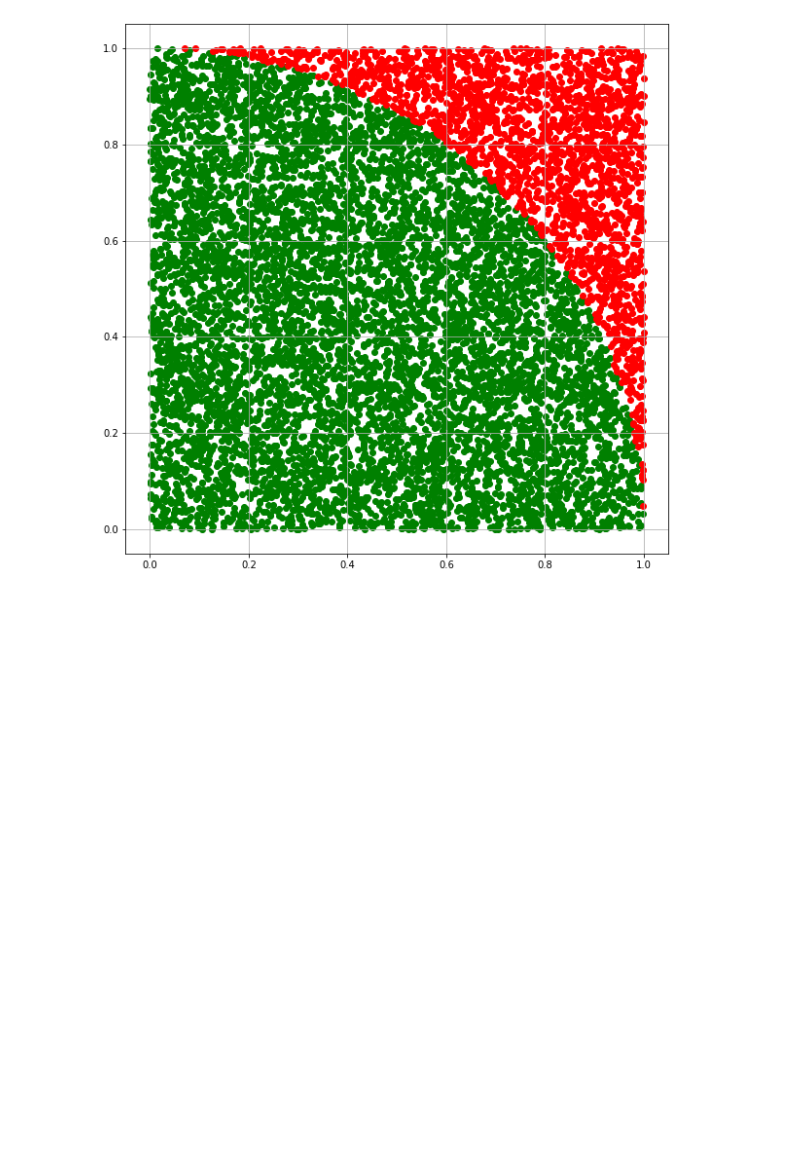
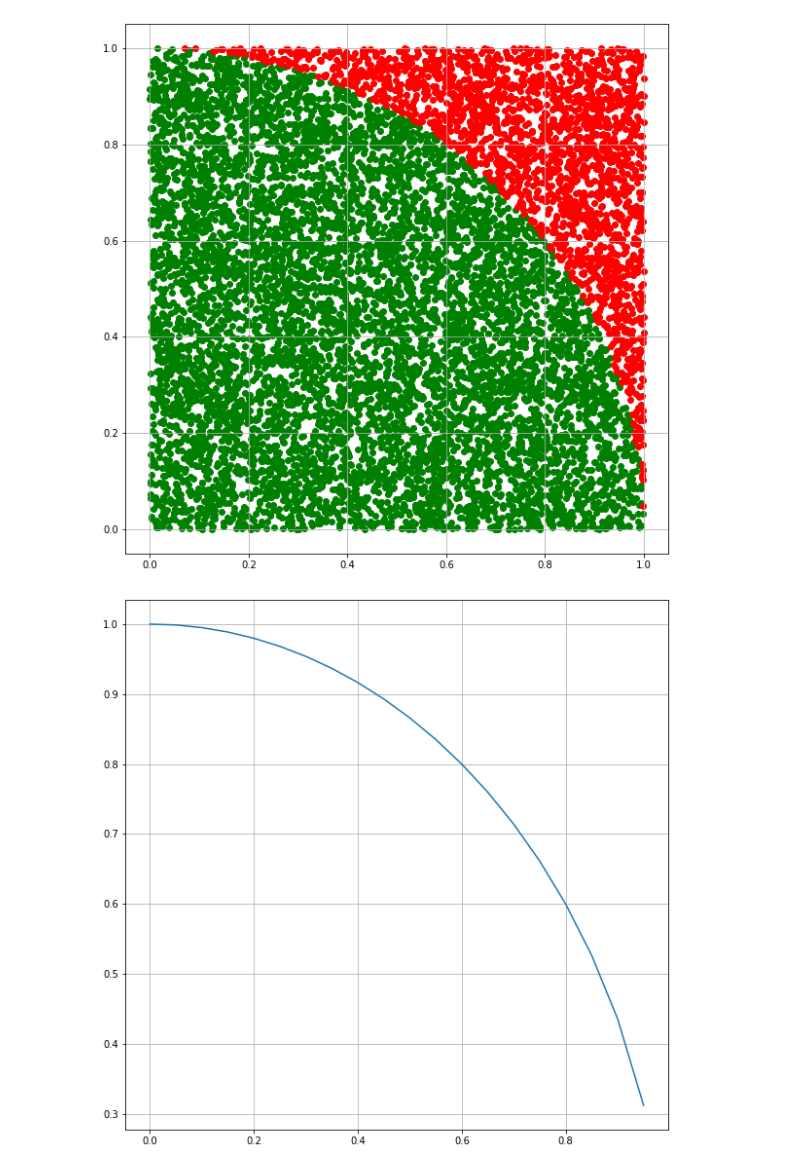
Before and after one commit to MMM-Sci/python_prac, a Jupyter notebook: CH2_LibrariesBasics.ipynb, the cells around one changed output. Drawn from its saved outputs; the diff is of its cells as text; code cells hidden in the pictures; blank space fills up the shorter version.

```diff
--- a/CH2_LibrariesBasics.ipynb
+++ b/CH2_LibrariesBasics.ipynb
@@ -798,3 +798,14 @@ plt.grid(True)
 원 밖에 있는 점 개수 2203
 원주율 3.1188
 [figure]
+# %%
+def my_function(x):
+    return (1 - x**2)**0.5
+
+x = np.arange(0, 20)
+x = x/20
+plt.figure(figsize = (10, 10))
+plt.plot(x, my_function(x))
+plt.grid(True)
+# %% [output]
+[figure, added]
```
